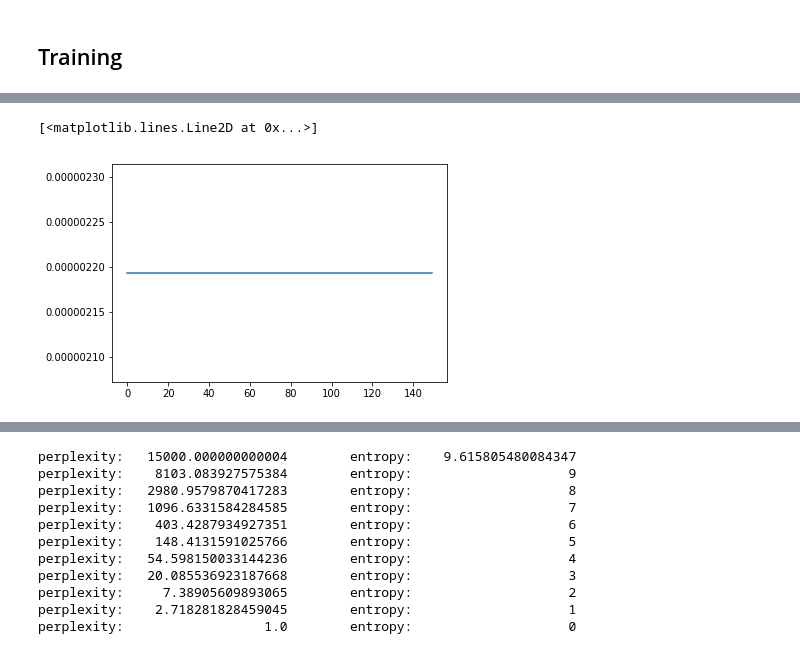
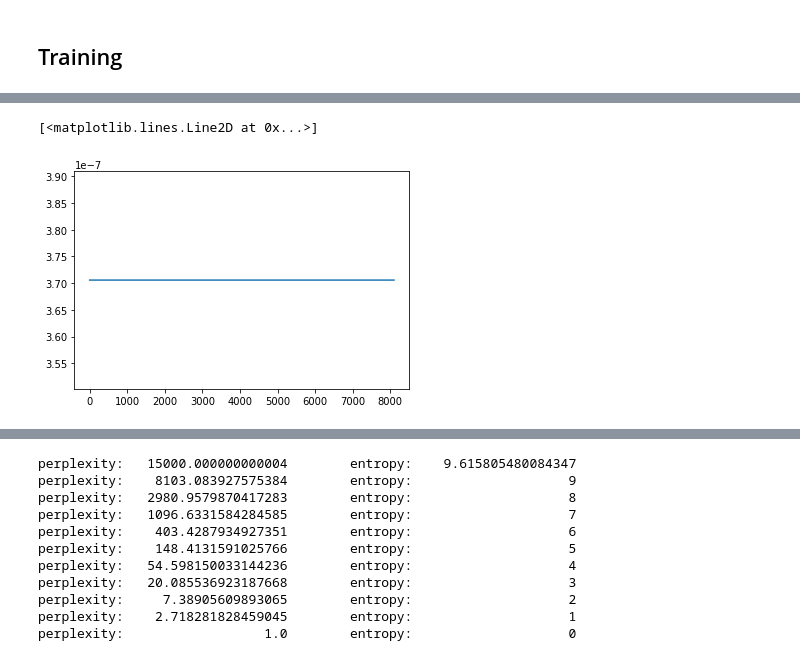
Before and after one commit to dantegates/attention-is-all-you-need, a Jupyter notebook: notebooks/train-summary-transformer-sparse.ipynb, the cells around one changed output, grey strips where cells are left out. Drawn from its saved outputs; the diff is of its cells as text; code cells hidden in the pictures.

```diff
--- a/notebooks/train-summary-transformer-sparse.ipynb
+++ b/notebooks/train-summary-transformer-sparse.ipynb
@@ -308,22 +308,19 @@ class LRScheduler:
     Useful if training is stopped and then resumed so that scheduling
     resumes considering the epoch during which training was interrupted.
     """
-    def __init__(self, warmup_steps, learning_rate):
+    def __init__(self, d_model, warmup_steps, learning_rate):
+        self.d_model = d_model
         self.warmup_steps = warmup_steps
         self.learning_rate = learning_rate
         self.epoch = 1
         self.initial_lr = self.lr()
 
     def lr(self, *args):
-        scalar = self.warmup() if self.epoch < self.warmup_steps else self.decay()
+        scalar = 5000 \
+               * self.d_model**-0.5 \
+               * min((self.epoch + 1) * self.warmup_steps**-1.5, (self.epoch+1)**-0.5)
         self.epoch += 1
         return 0.002 * scalar * self.learning_rate
-
-    def warmup(self):
-        return np.exp(np.log(0.01) / self.warmup_steps)**(self.warmup_steps - self.epoch)
-
-    def decay(self):
-        return 1
 # %% [markdown]
 ## Define batch generator
 # %%
@@ -352,17 +349,16 @@ DROPOUT = 0.1
 OUTPUT_ACTIVATION = 'linear'  # temporary workaround for keras bug - see below
 
 # learning rate
-WARMUP_STEPS = 100
-LEARNING_RATE = 0.1
-LEARNING_RATE_SCHEDULER = LRScheduler(WARMUP_STEPS, LEARNING_RATE)
+WARMUP_STEPS = 8000
+LEARNING_RATE = 0.2
+LEARNING_RATE_SCHEDULER = LRScheduler(D_MODEL, WARMUP_STEPS, LEARNING_RATE)
 
 # # optimization
 # # https://arxiv.org/pdf/1804.00247.pdf
 BETA_1 = 0.9
 BETA_2 = 0.98
 EPSILON = 1e-9
-CLIPNORM = 2.0
-OPTIMIZER = adam(lr=LEARNING_RATE_SCHEDULER.initial_lr, beta_1=BETA_1, beta_2=BETA_2, epsilon=EPSILON, clipnorm=CLIPNORM)
+OPTIMIZER = adam(lr=LEARNING_RATE_SCHEDULER.initial_lr, beta_1=BETA_1, beta_2=BETA_2, epsilon=EPSILON)
 METRICS = [sparse_categorical_crossentropy]
 LOSS = perplexity
 
@@ -398,11 +393,12 @@ model = Transformer(
 # %%
 import matplotlib.pyplot as plt
 %matplotlib inline
-learning_rates = [LRScheduler(WARMUP_STEPS, LEARNING_RATE).lr() for _ in range(WARMUP_STEPS+50)]
+learning_rates = [LRScheduler(D_MODEL, WARMUP_STEPS, LEARNING_RATE).lr()
+                  for _ in range(WARMUP_STEPS+100)]
 plt.plot(learning_rates)
 # %% [output]
 [<matplotlib.lines.Line2D at 0x...>]
-[figure, old version]
+[figure, new version]
 # %%
 model.summary()
 # %% [output]
```
Also changed, not shown: parts of 9 cells of this notebook, 1 other file.
